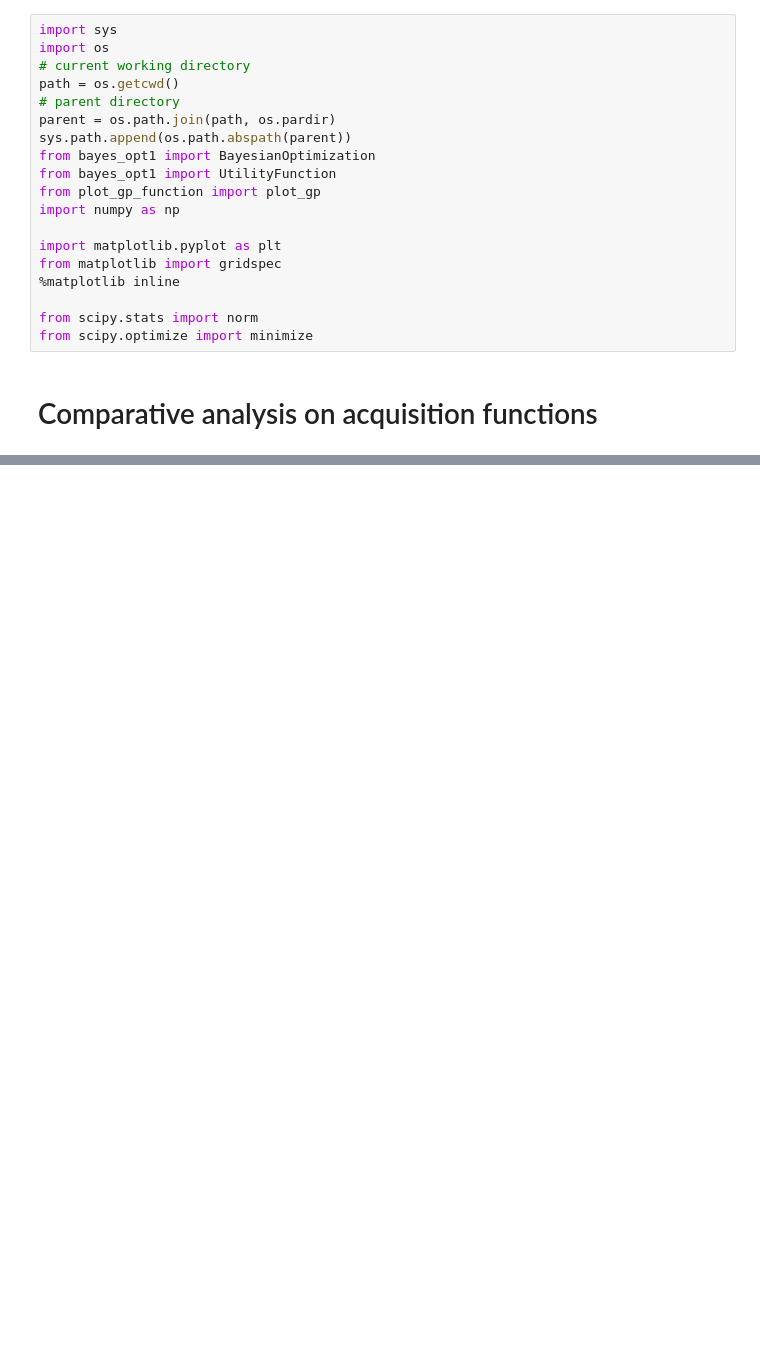
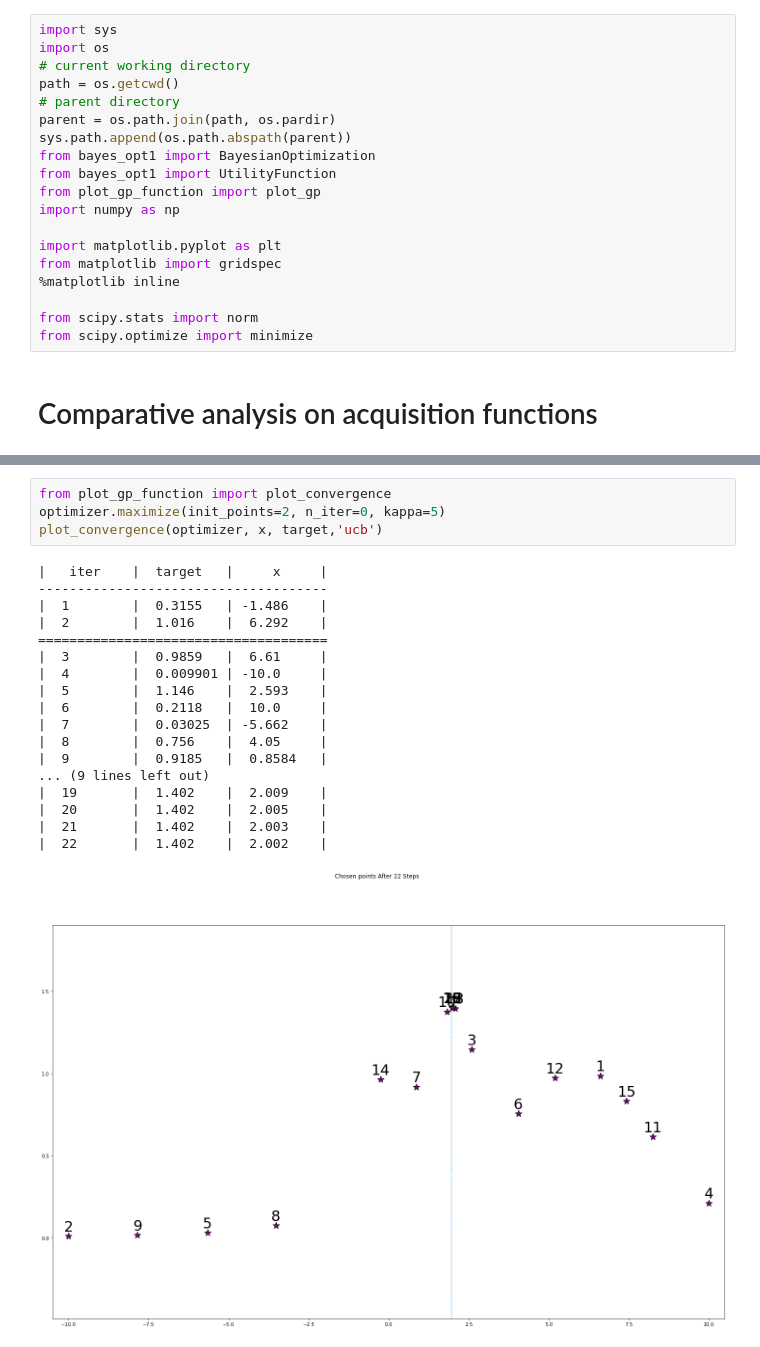
Before and after one commit to MartinaGaravaglia/BayesianOptimization, a Jupyter notebook: examples/plot_acq_func_examples.ipynb, the cells around one changed output, grey strips where cells are left out. Drawn from its saved outputs; the diff is of its cells as text; blank space fills up the shorter version.

```diff
--- a/examples/plot_acq_func_examples.ipynb
+++ b/examples/plot_acq_func_examples.ipynb
@@ -97,0 +104,23 @@ plot_gp(optimizer, x, target)
+# %%
+from plot_gp_function import plot_convergence
+optimizer.maximize(init_points=2, n_iter=0, kappa=5)
+plot_convergence(optimizer, x, target,'ucb')
+# %% [output]
+|   iter    |  target   |     x     |
+-------------------------------------
+|  1        |  0.3155   | -1.486    |
+|  2        |  1.016    |  6.292    |
+=====================================
+|  3        |  0.9859   |  6.61     |
+|  4        |  0.009901 | -10.0     |
+|  5        |  1.146    |  2.593    |
+|  6        |  0.2118   |  10.0     |
+|  7        |  0.03025  | -5.662    |
+|  8        |  0.756    |  4.05     |
+|  9        |  0.9185   |  0.8584   |
+... (9 lines left out)
+|  19       |  1.402    |  2.009    |
+|  20       |  1.402    |  2.005    |
+|  21       |  1.402    |  2.003    |
+|  22       |  1.402    |  2.002    |
+[figure, added]
```
Also changed, not shown: parts of 7 cells of this notebook, 1 other file.
